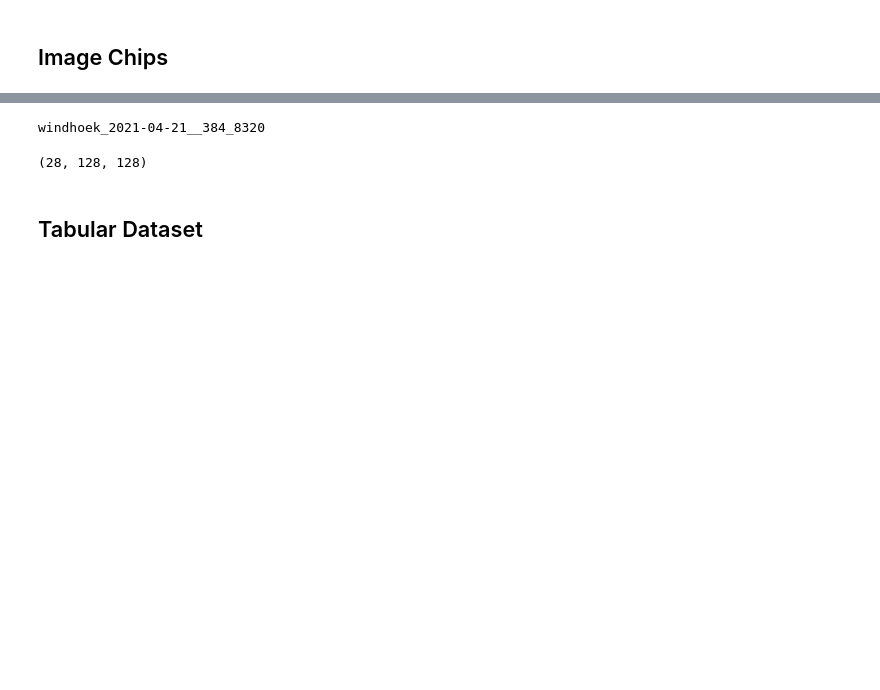
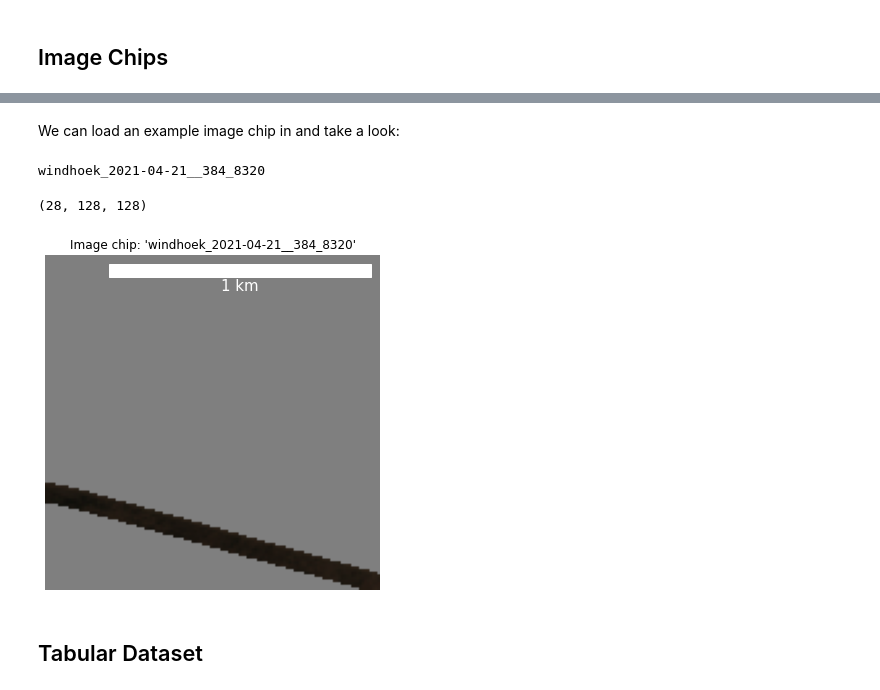
Before and after one commit to fangrayson/fcdo_trucks_project, a Jupyter notebook: notebooks/1_exploratory_data_analysis.ipynb, the cells around one changed output, grey strips where cells are left out. Saved outputs shown, nothing was run; the diff lists cells and outputs as text; code cells hidden in the pictures; blank space fills up the shorter version.

```diff
--- a/notebooks/1_exploratory_data_analysis.ipynb
+++ b/notebooks/1_exploratory_data_analysis.ipynb
@@ -112,3 +156,5 @@ plot_tiff_image(images[0], x_min=930, x_max=1050, y_min=4400, y_max=4600)
+# %% [markdown]
+We can load an example image chip in and take a look:
 # %%
 image_chip_filenames = os.listdir("../data/chips/")
 # %%
@@ -119,5 +165,9 @@ image_chip.shape
 # %% [output]
 windhoek_2021-04-21__384_8320
 (28, 128, 128)
+# %%
+plot_tiff_image(image=image_chip[[0,1,2], :, :].T, title=f"Image chip: '{image_chip_filenames[i]}'")
+# %% [output]
+[figure, added]
 # %% [markdown]
 ## Tabular Dataset
```
Also changed, not shown: parts of 22 cells of this notebook.
